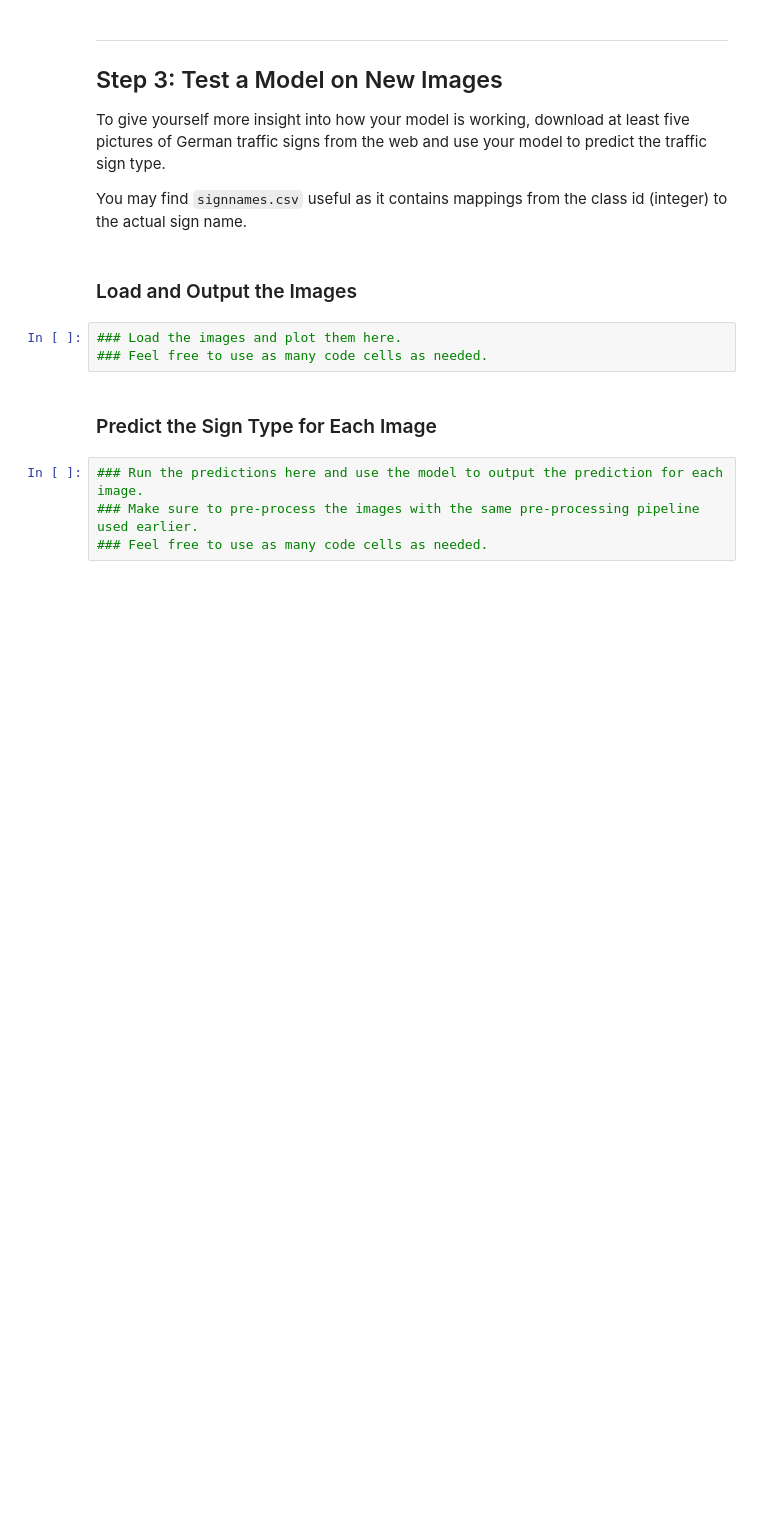
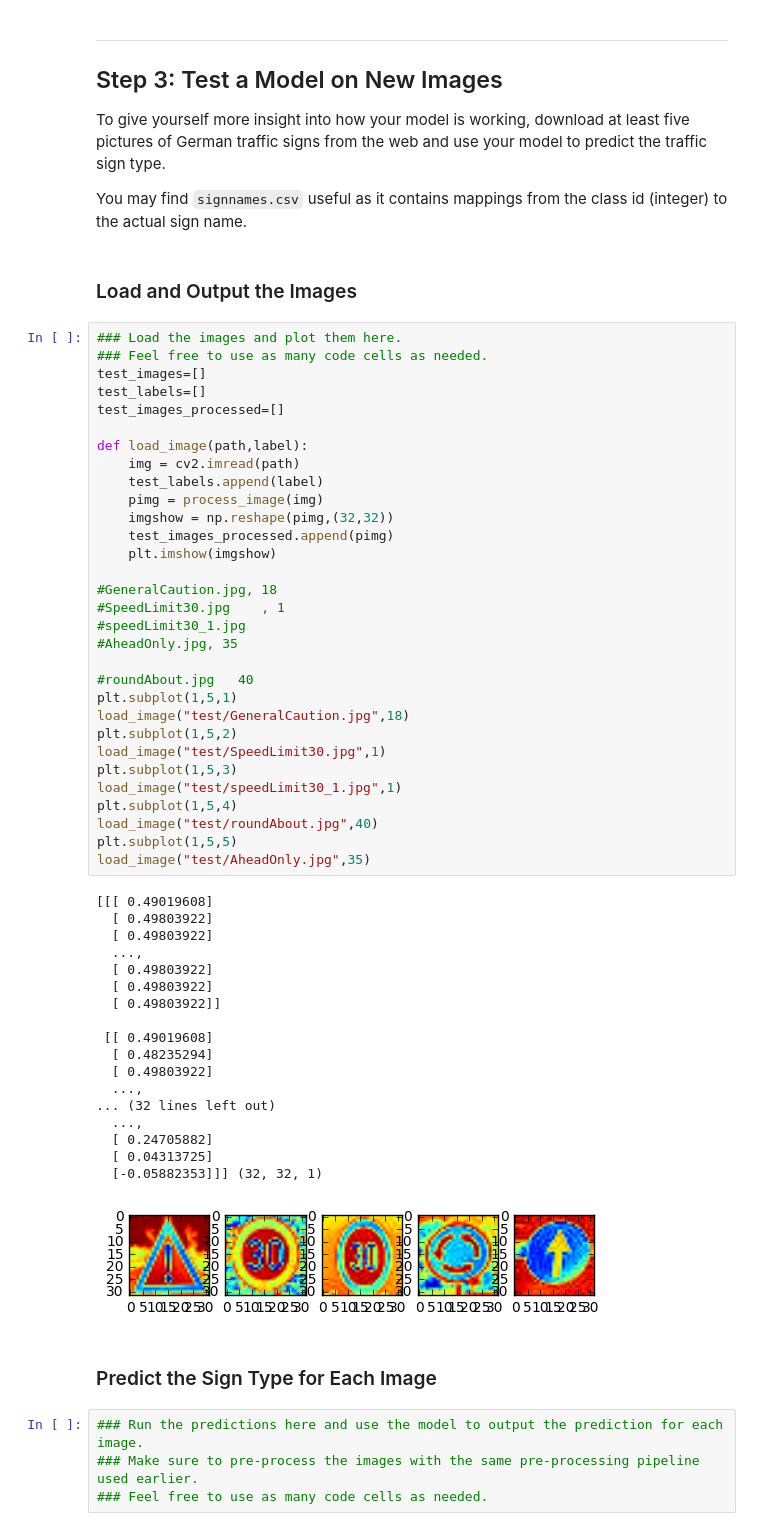
Before and after one commit to moosemaniam/term1_traffix_sign, a Jupyter notebook: Traffic_Sign_Classifier.ipynb, the cells around one changed output. Cells and saved outputs as stored; diff of their text form; blank space fills up the shorter version.

Commit message:
Added test file
-Need to figure out how to load the trained model

```diff
--- a/Traffic_Sign_Classifier.ipynb
+++ b/Traffic_Sign_Classifier.ipynb
@@ -453,9 +453,56 @@ To give yourself more insight into how your model is working, download at least
 You may find `signnames.csv` useful as it contains mappings from the class id (integer) to the actual sign name.
 # %% [markdown]
 ### Load and Output the Images
-# %%
-### Load the images and plot them here.
-### Feel free to use as many code cells as needed.
+# %%
+### Load the images and plot them here.
+### Feel free to use as many code cells as needed.
+test_images=[]
+test_labels=[]
+test_images_processed=[]
+
+def load_image(path,label):
+    img = cv2.imread(path)
+    test_labels.append(label)
+    pimg = process_image(img)
+    imgshow = np.reshape(pimg,(32,32))
+    test_images_processed.append(pimg)
+    plt.imshow(imgshow)
+
+#GeneralCaution.jpg, 18
+#SpeedLimit30.jpg    , 1
+#speedLimit30_1.jpg
+#AheadOnly.jpg, 35
+
+#roundAbout.jpg   40
+plt.subplot(1,5,1)
+load_image("test/GeneralCaution.jpg",18)
+plt.subplot(1,5,2)
+load_image("test/SpeedLimit30.jpg",1)
+plt.subplot(1,5,3)
+load_image("test/speedLimit30_1.jpg",1)
+plt.subplot(1,5,4)
+load_image("test/roundAbout.jpg",40)
+plt.subplot(1,5,5)
+load_image("test/AheadOnly.jpg",35)
+# %% [output]
+[[[ 0.49019608]
+  [ 0.49803922]
+  [ 0.49803922]
+  ...,
+  [ 0.49803922]
+  [ 0.49803922]
+  [ 0.49803922]]
+
+ [[ 0.49019608]
+  [ 0.48235294]
+  [ 0.49803922]
+  ...,
+... (32 lines left out)
+  ...,
+  [ 0.24705882]
+  [ 0.04313725]
+  [-0.05882353]]] (32, 32, 1)
+[figure, added]
 # %% [markdown]
 ### Predict the Sign Type for Each Image
 # %%
```
Also changed, not shown: 5 other files.
